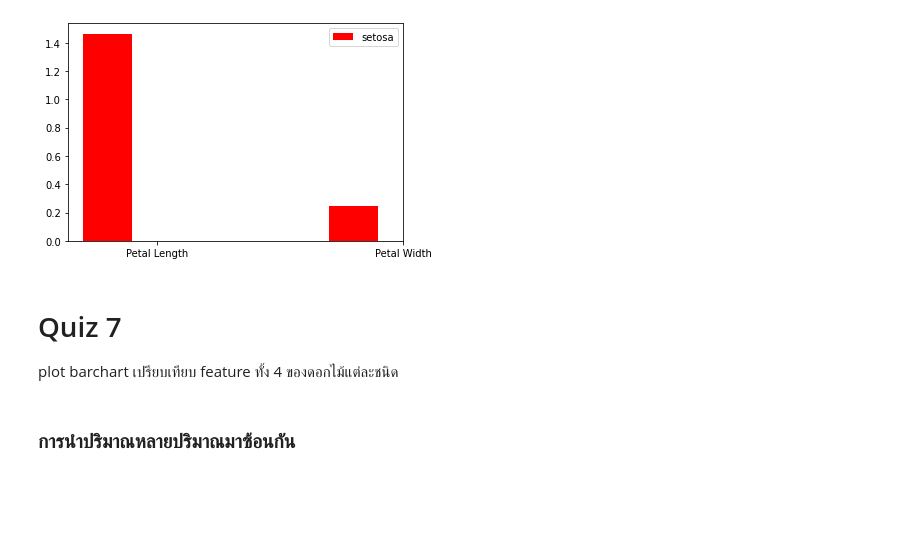
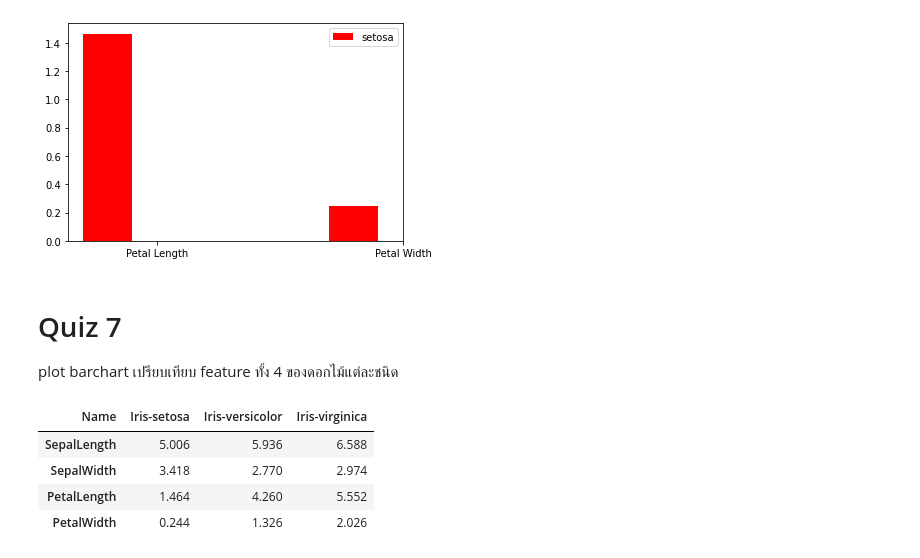
Before and after one commit to Ninkrn/BasicProg_Dataviz65, a Jupyter notebook: DataViz04_Data_Comparison.ipynb, the cells around one changed output. Cells and saved outputs as stored; diff of their text form; code cells hidden in the pictures; blank space fills up the shorter version.

```diff
--- a/DataViz04_Data_Comparison.ipynb
+++ b/DataViz04_Data_Comparison.ipynb
@@ -261 +287,9 @@ plot barchart เปรียบเทียบ feature ทั้ง 4 ของ
+# %%
+sampledata
+# %% [output]
+| Name | Iris-setosa | Iris-versicolor | Iris-virginica |
+| SepalLength | 5.006 | 5.936 | 6.588 |
+| SepalWidth | 3.418 | 2.770 | 2.974 |
+| PetalLength | 1.464 | 4.260 | 5.552 |
+| PetalWidth | 0.244 | 1.326 | 2.026 |
 # %%
@@ -270,2 +303,0 @@ plt.legend();
-# %% [markdown]
-### การนำปริมาณหลายปริมาณมาซ้อนกัน
```
Also changed, not shown: parts of 8 cells of this notebook.
